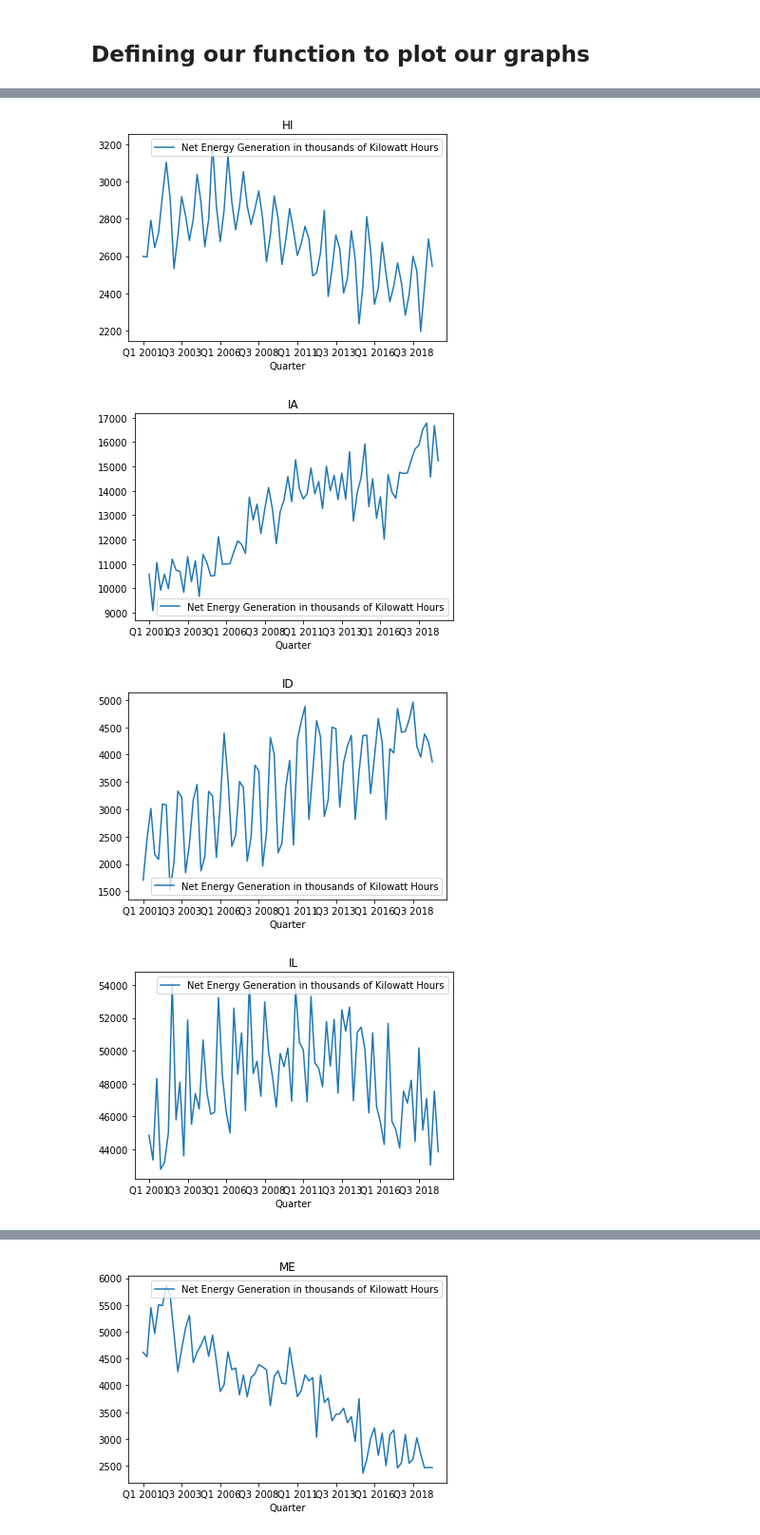
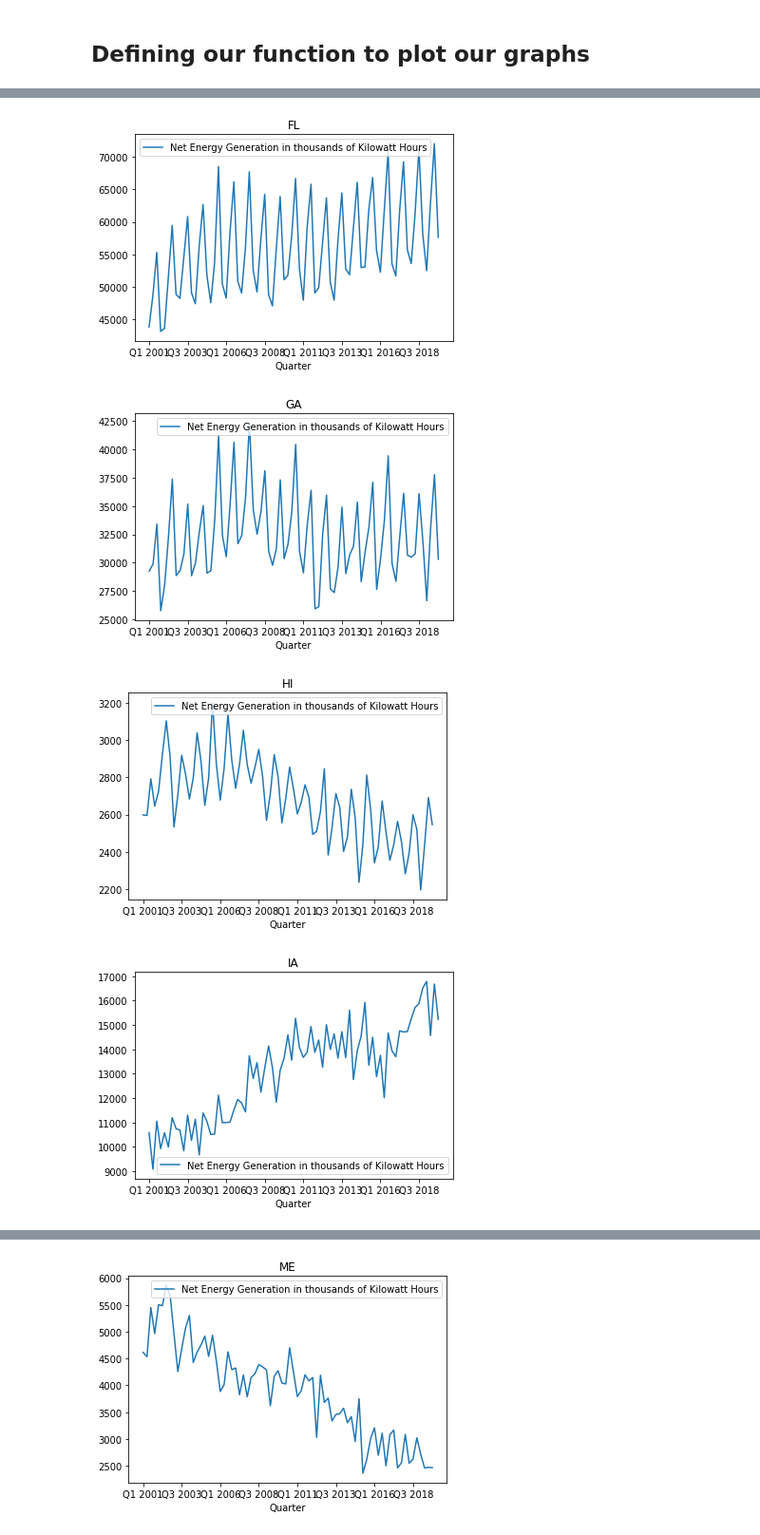
Before and after one commit to alexschwartzburg/Energy_Use_USA, a Jupyter notebook: Analysis_of_Net_Energy_Consumption_USA_source_EIA.ipynb, the cells around one changed output, grey strips where cells are left out. Shown at 95% size. Cells and saved outputs as stored; diff of their text form; code cells hidden in the pictures.

```diff
--- a/Analysis_of_Net_Energy_Consumption_USA_source_EIA.ipynb
+++ b/Analysis_of_Net_Energy_Consumption_USA_source_EIA.ipynb
@@ -204,8 +168,8 @@ Y =  [3, 8, 13, 18, 23, 28, 33, 38, 43, 48]
 # %%
 #Some quick code generation
 
-x = [0,5,10,15,20,25,30,35,40,45]
-y = [4,9,14,19,24,29,34,39,44,49]
+x = [0, 4,  8, 12, 16, 20, 24, 28, 32, 36, 40, 44, 48]
+y = [4, 8, 12, 16, 20, 24, 28, 32, 36, 40, 44, 48, 50]
 z = dict(zip(x,y))
 
 # We will need code that looks like the code below for all 50 of the states.
@@ -243,8 +204,6 @@ for x in states_sorted[45:49]:
 
 We will now create code blocks with each one of these for loops.  The reason we do that is because that way we limit the stress on the CPU to only 5 charts each time.
 # %%
-List1 = []
 for x in states_sorted[0:4]:
-	List1.append(plot_state(x, data))
-print(List1)
+	plot_state(x, data)
 # %% [output]
@@ -254,6 +212,6 @@ print(List1)
 [figure]
 [figure]
 # %%
-for x in states_sorted[5:9]:
+for x in states_sorted[4:8]:
 	plot_state(x, data)
 # %% [output]
@@ -264,9 +222,9 @@ for x in states_sorted[5:9]:
 # %%
-for x in states_sorted[10:14]:
+for x in states_sorted[8:12]:
 	plot_state(x, data)
 # %% [output]
-[figure, old version]
+[figure, new version]
-[figure, old version]
+[figure, new version]
-[figure, old version]
+[figure, new version]
-[figure, old version]
+[figure, new version]
 # %%
```
Also changed, not shown: parts of 22 cells of this notebook.
